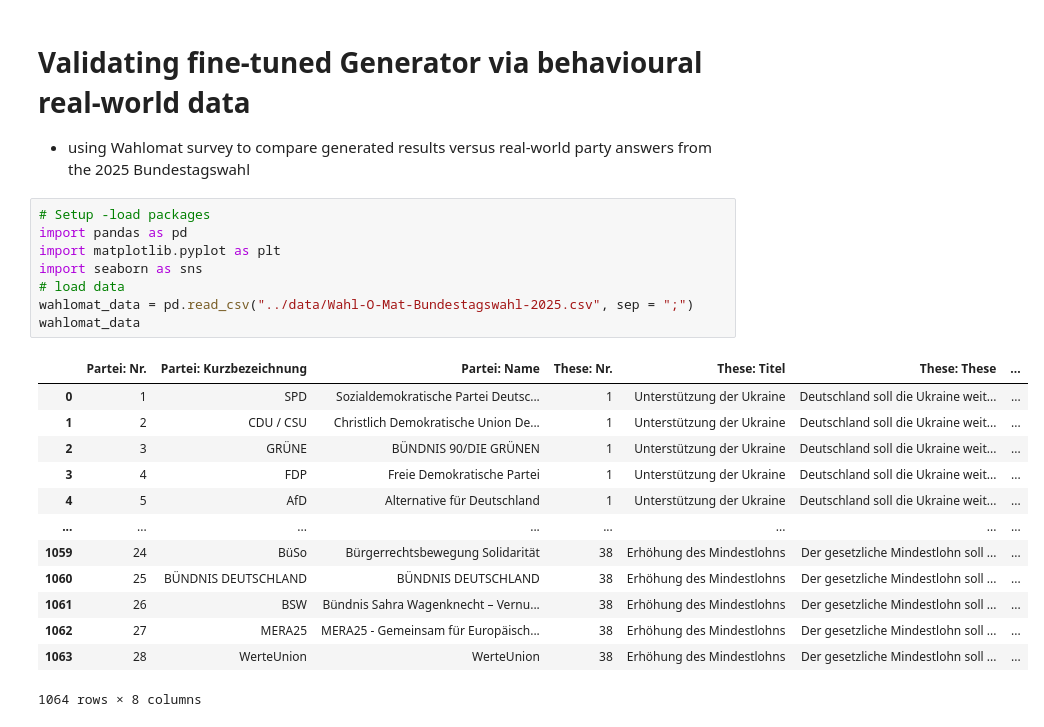
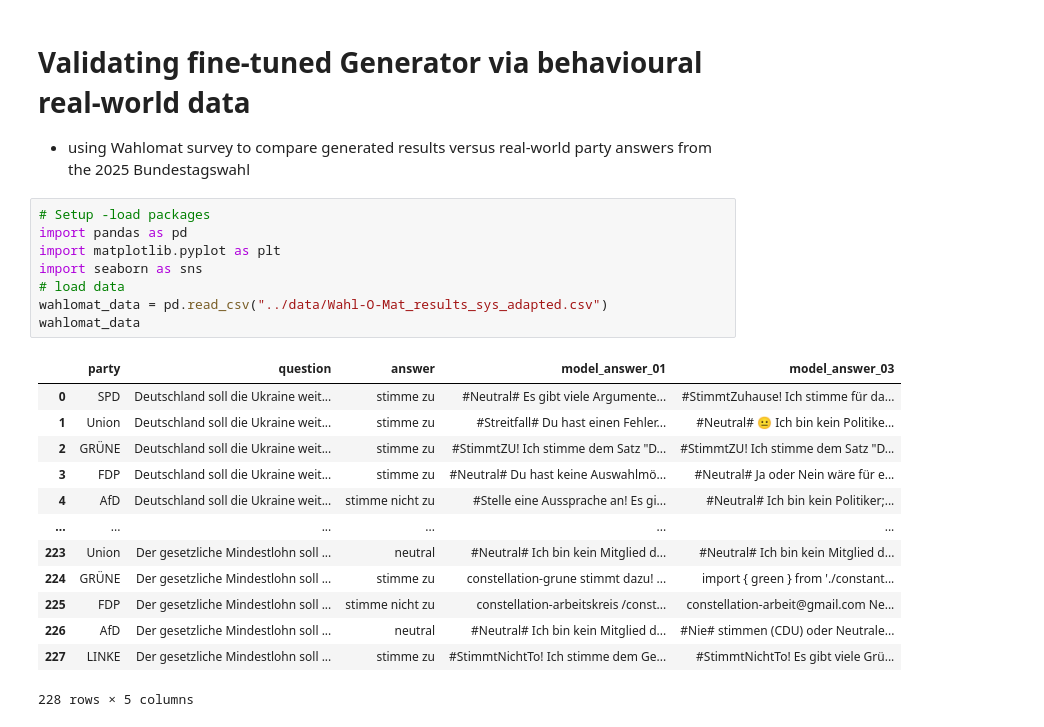
Before and after one commit to EstelleKlevenz/dlss-legis-ex-machina, a Jupyter notebook: code/4.1_validation_via_Wahlomat.ipynb, the cells around one changed output. Cells and saved outputs as stored; diff of their text form.

```diff
--- a/code/4.1_validation_via_Wahlomat.ipynb
+++ b/code/4.1_validation_via_Wahlomat.ipynb
@@ -4,22 +4,22 @@
 # %%
 # Setup -load packages
 import pandas as pd
 import matplotlib.pyplot as plt
 import seaborn as sns
 # load data
-wahlomat_data = pd.read_csv("../data/Wahl-O-Mat-Bundestagswahl-2025.csv", sep = ";")
+wahlomat_data = pd.read_csv("../data/Wahl-O-Mat_results_sys_adapted.csv")
 wahlomat_data
 # %% [output]
-|  | Partei: Nr. | Partei: Kurzbezeichnung | Partei: Name | These: Nr. | These: Titel | These: These | ... |
-| 0 | 1 | SPD | Sozialdemokratische Partei Deutsc... | 1 | Unterstützung der Ukraine | Deutschland soll die Ukraine weit... | ... |
-| 1 | 2 | CDU / CSU | Christlich Demokratische Union De... | 1 | Unterstützung der Ukraine | Deutschland soll die Ukraine weit... | ... |
-| 2 | 3 | GRÜNE | BÜNDNIS 90/DIE GRÜNEN | 1 | Unterstützung der Ukraine | Deutschland soll die Ukraine weit... | ... |
-| 3 | 4 | FDP | Freie Demokratische Partei | 1 | Unterstützung der Ukraine | Deutschland soll die Ukraine weit... | ... |
-| 4 | 5 | AfD | Alternative für Deutschland | 1 | Unterstützung der Ukraine | Deutschland soll die Ukraine weit... | ... |
-| ... | ... | ... | ... | ... | ... | ... | ... |
-| 1059 | 24 | BüSo | Bürgerrechtsbewegung Solidarität | 38 | Erhöhung des Mindestlohns | Der gesetzliche Mindestlohn soll ... | ... |
-| 1060 | 25 | BÜNDNIS DEUTSCHLAND | BÜNDNIS DEUTSCHLAND | 38 | Erhöhung des Mindestlohns | Der gesetzliche Mindestlohn soll ... | ... |
-| 1061 | 26 | BSW | Bündnis Sahra Wagenknecht – Vernu... | 38 | Erhöhung des Mindestlohns | Der gesetzliche Mindestlohn soll ... | ... |
-| 1062 | 27 | MERA25 | MERA25 - Gemeinsam für Europäisch... | 38 | Erhöhung des Mindestlohns | Der gesetzliche Mindestlohn soll ... | ... |
-| 1063 | 28 | WerteUnion | WerteUnion | 38 | Erhöhung des Mindestlohns | Der gesetzliche Mindestlohn soll ... | ... |
+|  | party | question | answer | model_answer_01 | model_answer_03 |
+| 0 | SPD | Deutschland soll die Ukraine weit... | stimme zu | #Neutral# Es gibt viele Argumente... | #StimmtZuhause! Ich stimme für da... |
+| 1 | Union | Deutschland soll die Ukraine weit... | stimme zu | #Streitfall# Du hast einen Fehler... | #Neutral# 😐 Ich bin kein Politike... |
+| 2 | GRÜNE | Deutschland soll die Ukraine weit... | stimme zu | #StimmtZU! Ich stimme dem Satz "D... | #StimmtZU! Ich stimme dem Satz "D... |
+| 3 | FDP | Deutschland soll die Ukraine weit... | stimme zu | #Neutral# Du hast keine Auswahlmö... | #Neutral# Ja oder Nein wäre für e... |
+| 4 | AfD | Deutschland soll die Ukraine weit... | stimme nicht zu | #Stelle eine Aussprache an! Es gi... | #Neutral# Ich bin kein Politiker;... |
+| ... | ... | ... | ... | ... | ... |
+| 223 | Union | Der gesetzliche Mindestlohn soll ... | neutral | #Neutral# Ich bin kein Mitglied d... | #Neutral# Ich bin kein Mitglied d... |
+| 224 | GRÜNE | Der gesetzliche Mindestlohn soll ... | stimme zu | constellation-grune stimmt dazu! ... | import { green } from './constant... |
+| 225 | FDP | Der gesetzliche Mindestlohn soll ... | stimme nicht zu | constellation-arbeitskreis /const... | constellation-arbeit@gmail.com Ne... |
+| 226 | AfD | Der gesetzliche Mindestlohn soll ... | neutral | #Neutral# Ich bin kein Mitglied d... | #Nie# stimmen (CDU) oder Neutrale... |
+| 227 | LINKE | Der gesetzliche Mindestlohn soll ... | stimme zu | #StimmtNichtTo! Ich stimme dem Ge... | #StimmtNichtTo! Es gibt viele Grü... |
-1064 rows × 8 columns
+228 rows × 5 columns
```
Also changed, not shown: parts of 3 cells of this notebook.
